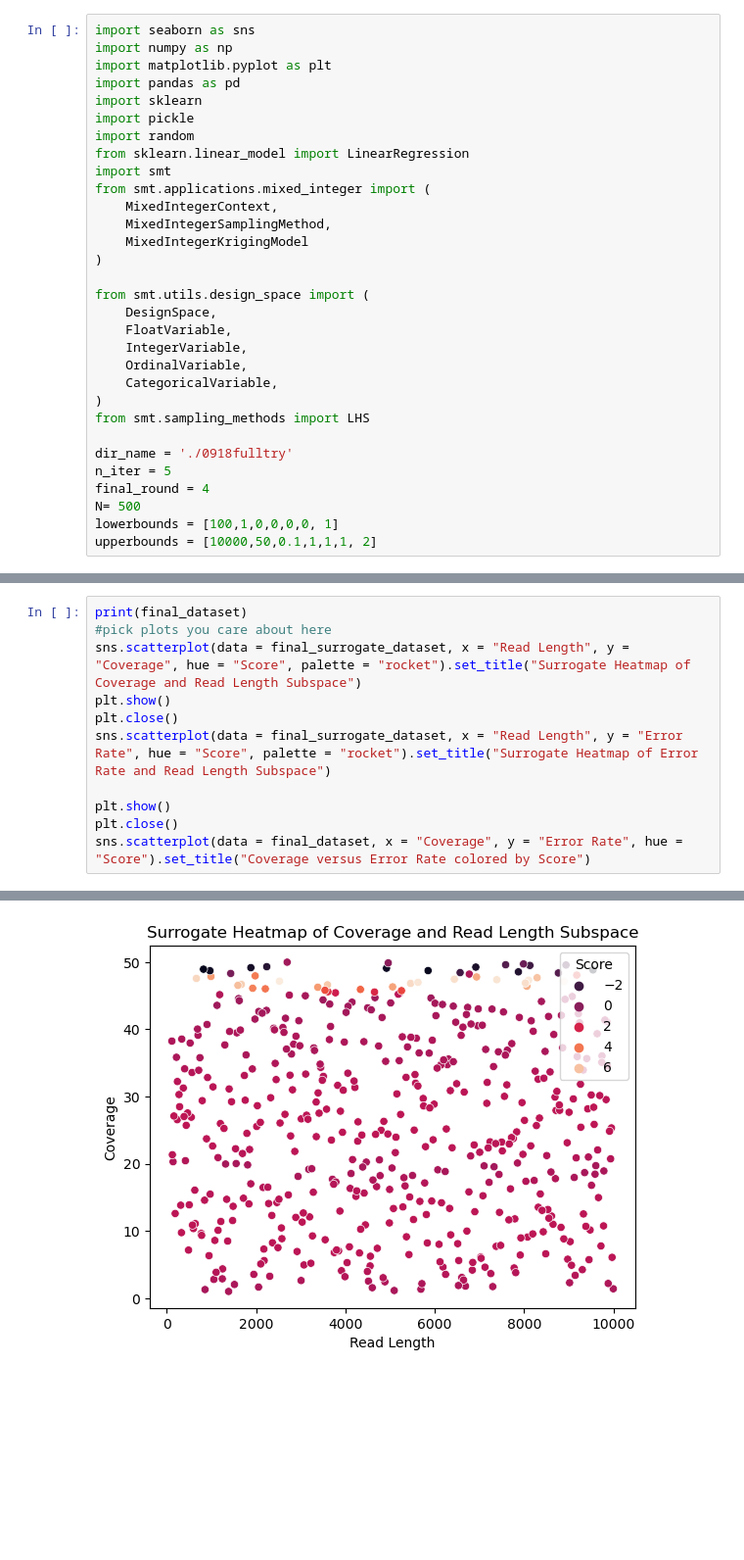
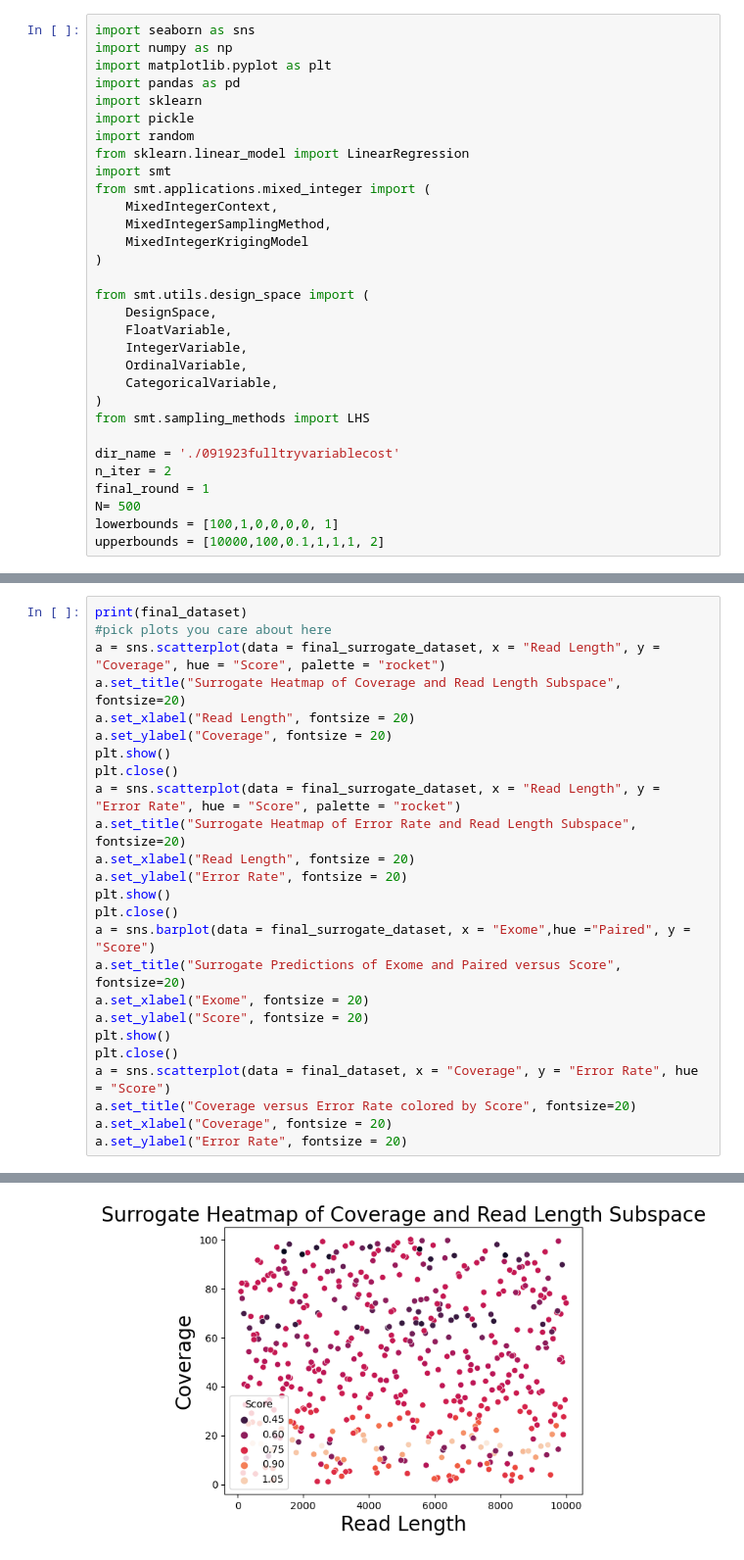
Before and after one commit to CMUSchwartzLab/StudyDesignOptimization, a Jupyter notebook: All Figures.ipynb, the cells around one changed output, grey strips where cells are left out. Shown at 98% size. Drawn from its saved outputs; the diff is of its cells as text; blank space fills up the shorter version.

```diff
--- a/All Figures.ipynb
+++ b/All Figures.ipynb
@@ -23,12 +23,12 @@ from smt.utils.design_space import (
 )
 from smt.sampling_methods import LHS
 
-dir_name = './0918fulltry'
-n_iter = 5
-final_round = 4
+dir_name = './091923fulltryvariablecost'
+n_iter = 2
+final_round = 1
 N= 500
 lowerbounds = [100,1,0,0,0,0, 1]
-upperbounds = [10000,50,0.1,1,1,1, 2]
+upperbounds = [10000,100,0.1,1,1,1, 2]
 # %%
 #OPTIMUM VALUE PLOT
 allX = []
@@ -196,13 +193,27 @@ print(final_surrogate_dataset)
 # %%
 print(final_dataset)
 #pick plots you care about here
-sns.scatterplot(data = final_surrogate_dataset, x = "Read Length", y = "Coverage", hue = "Score", palette = "rocket").set_title("Surrogate Heatmap of Coverage and Read Length Subspace")
+a = sns.scatterplot(data = final_surrogate_dataset, x = "Read Length", y = "Coverage", hue = "Score", palette = "rocket")
+a.set_title("Surrogate Heatmap of Coverage and Read Length Subspace", fontsize=20)
+a.set_xlabel("Read Length", fontsize = 20)
+a.set_ylabel("Coverage", fontsize = 20)
 plt.show()
 plt.close()
-sns.scatterplot(data = final_surrogate_dataset, x = "Read Length", y = "Error Rate", hue = "Score", palette = "rocket").set_title("Surrogate Heatmap of Error Rate and Read Length Subspace")
-
+a = sns.scatterplot(data = final_surrogate_dataset, x = "Read Length", y = "Error Rate", hue = "Score", palette = "rocket")
+a.set_title("Surrogate Heatmap of Error Rate and Read Length Subspace", fontsize=20)
+a.set_xlabel("Read Length", fontsize = 20)
+a.set_ylabel("Error Rate", fontsize = 20)
 plt.show()
 plt.close()
-sns.scatterplot(data = final_dataset, x = "Coverage", y = "Error Rate", hue = "Score").set_title("Coverage versus Error Rate colored by Score")
+a = sns.barplot(data = final_surrogate_dataset, x = "Exome",hue ="Paired", y = "Score")
+a.set_title("Surrogate Predictions of Exome and Paired versus Score", fontsize=20)
+a.set_xlabel("Exome", fontsize = 20)
+a.set_ylabel("Score", fontsize = 20)
+plt.show()
+plt.close()
+a = sns.scatterplot(data = final_dataset, x = "Coverage", y = "Error Rate", hue = "Score")
+a.set_title("Coverage versus Error Rate colored by Score", fontsize=20)
+a.set_xlabel("Coverage", fontsize = 20)
+a.set_ylabel("Error Rate", fontsize = 20)
 # %% [output]
     Read Length   Coverage  Error Rate  N_Single_Cells  Paired  Exome  \
@@ -225 +236 @@ sns.scatterplot(data = final_dataset, x = "Coverage", y = "Error Rate", hue = "S
-[figure, old version]
+[figure, new version]
```
Also changed, not shown: parts of 11 cells of this notebook.
